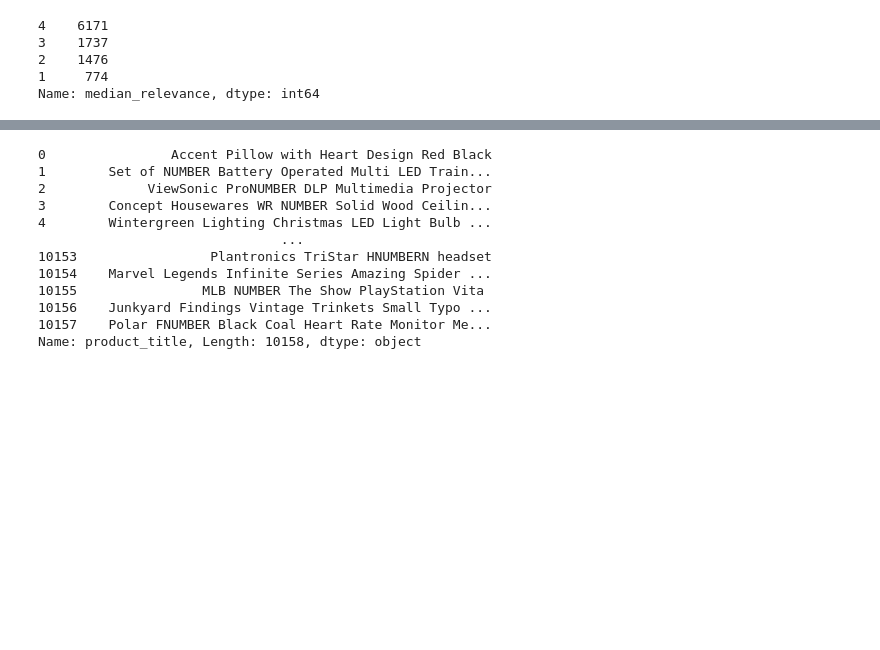
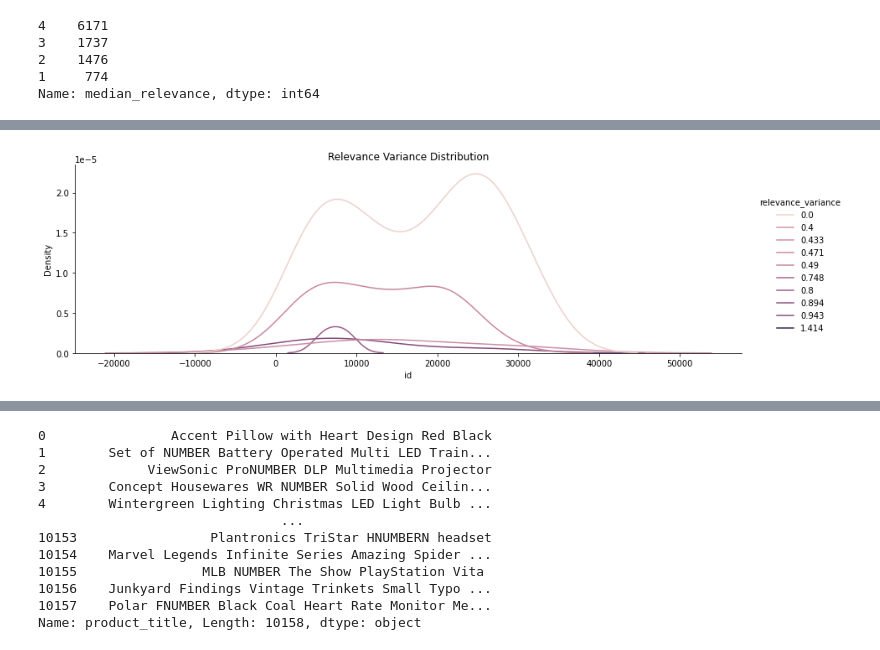
Before and after one commit to Ruparna25/search_relevance, a Jupyter notebook: SearchRelevance_v4.0.ipynb, the cells around one changed output, grey strips where cells are left out. Saved outputs shown, nothing was run; the diff lists cells and outputs as text; code cells hidden in the pictures; blank space fills up the shorter version.

```diff
--- a/SearchRelevance_v4.0.ipynb
+++ b/SearchRelevance_v4.0.ipynb
@@ -98,0 +111,7 @@ Name: median_relevance, dtype: int64
+# %%
+import seaborn as sns
+
+ax=sns.displot(data=search_df[search_df['query']=='wireless mouse'],x='id',kind='kde',height=4,aspect=3,hue='relevance_variance').set(title='Relevance Variance Distribution')
+plt.show()
+# %% [output]
+[figure, added]
```
Also changed, not shown: parts of 8 cells of this notebook.
